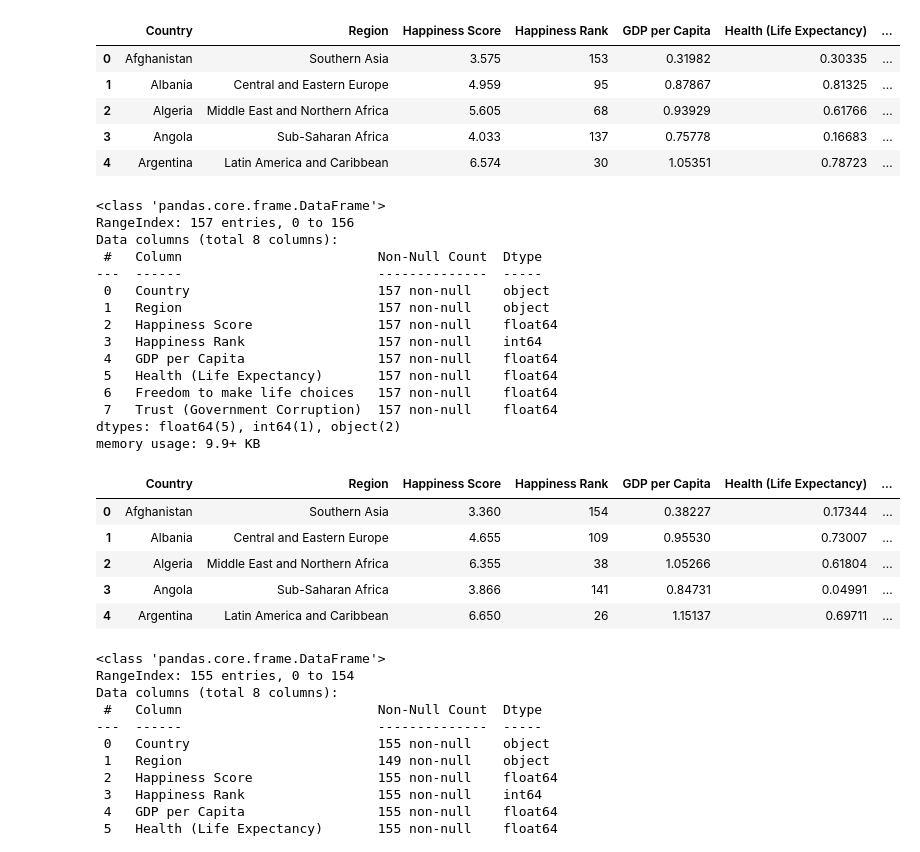
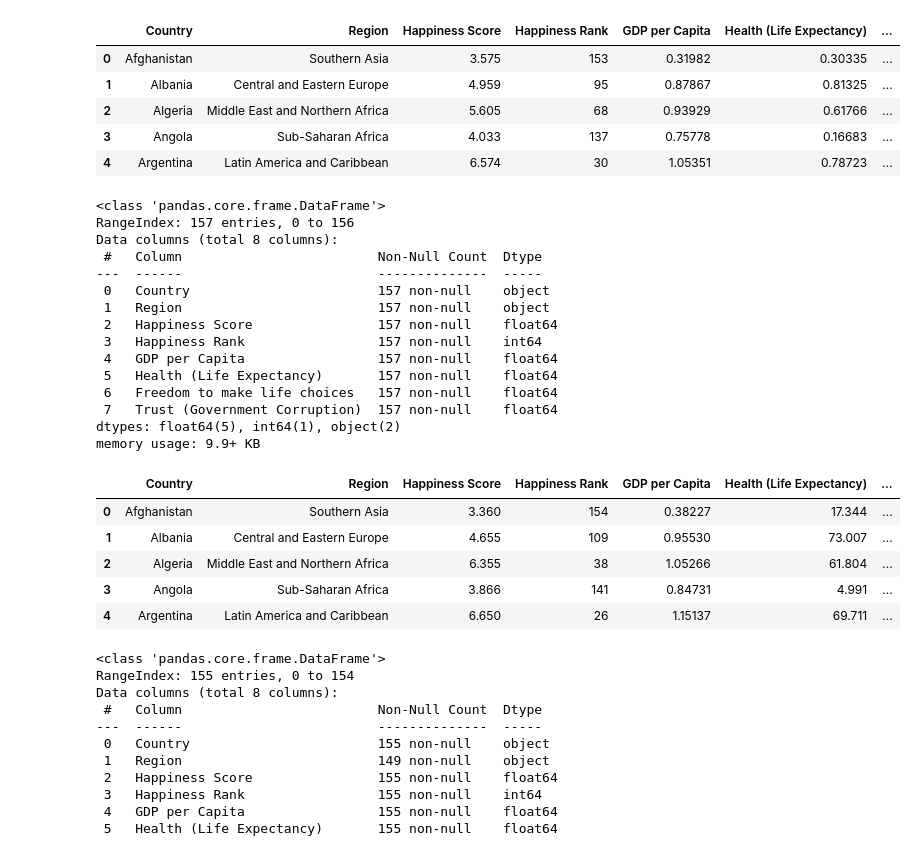
Before and after one commit to mayela/mlops-bootcamp, a Jupyter notebook: first_milestone/First_milestone.ipynb, the cells around one changed output. Saved outputs shown, nothing was run; the diff lists cells and outputs as text; code cells hidden in the pictures.

```diff
--- a/first_milestone/First_milestone.ipynb
+++ b/first_milestone/First_milestone.ipynb
@@ -32,30 +32,31 @@ memory usage: 10.0+ KB
 | 4 | Argentina | Latin America and Caribbean | 6.574 | 30 | 1.05351 | 0.78723 | ... |
 # %%
 df_2016 = pd.read_csv("world-happiness-report/2016.csv", low_memory=False)
+df_2016["Health (Life Expectancy)"] = 100 * df_2016["Health (Life Expectancy)"]
 df_2016.info()
 df_2016.head()
 # %% [output]
 <class 'pandas.core.frame.DataFrame'>
 RangeIndex: 157 entries, 0 to 156
 Data columns (total 8 columns):
  #   Column                         Non-Null Count  Dtype
 ---  ------                         --------------  -----
  0   Country                        157 non-null    object
  1   Region                         157 non-null    object
  2   Happiness Score                157 non-null    float64
  3   Happiness Rank                 157 non-null    int64
  4   GDP per Capita                 157 non-null    float64
  5   Health (Life Expectancy)       157 non-null    float64
  6   Freedom to make life choices   157 non-null    float64
  7   Trust (Government Corruption)  157 non-null    float64
 dtypes: float64(5), int64(1), object(2)
 memory usage: 9.9+ KB
 |  | Country | Region | Happiness Score | Happiness Rank | GDP per Capita | Health (Life Expectancy) | ... |
-| 0 | Afghanistan | Southern Asia | 3.360 | 154 | 0.38227 | 0.17344 | ... |
-| 1 | Albania | Central and Eastern Europe | 4.655 | 109 | 0.95530 | 0.73007 | ... |
-| 2 | Algeria | Middle East and Northern Africa | 6.355 | 38 | 1.05266 | 0.61804 | ... |
-| 3 | Angola | Sub-Saharan Africa | 3.866 | 141 | 0.84731 | 0.04991 | ... |
-| 4 | Argentina | Latin America and Caribbean | 6.650 | 26 | 1.15137 | 0.69711 | ... |
+| 0 | Afghanistan | Southern Asia | 3.360 | 154 | 0.38227 | 17.344 | ... |
+| 1 | Albania | Central and Eastern Europe | 4.655 | 109 | 0.95530 | 73.007 | ... |
+| 2 | Algeria | Middle East and Northern Africa | 6.355 | 38 | 1.05266 | 61.804 | ... |
+| 3 | Angola | Sub-Saharan Africa | 3.866 | 141 | 0.84731 | 4.991 | ... |
+| 4 | Argentina | Latin America and Caribbean | 6.650 | 26 | 1.15137 | 69.711 | ... |
 # %%
 df_2017 = pd.read_csv("world-happiness-report/2017.csv", low_memory=False)
 df_2017.info()
```
Also changed, not shown: parts of 4 cells of this notebook, 1 other file.
